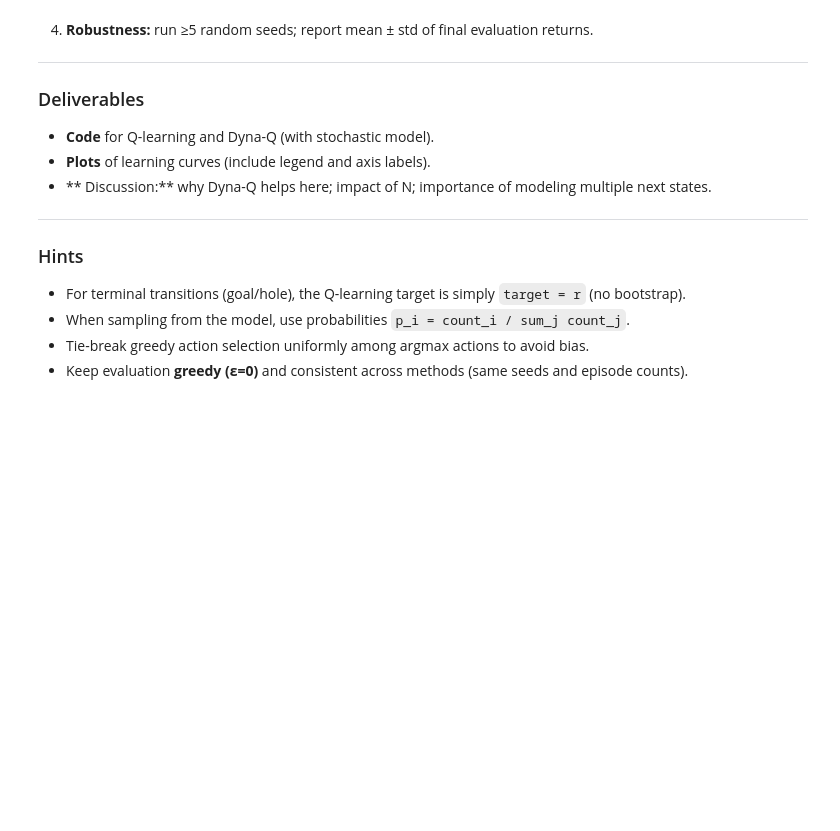
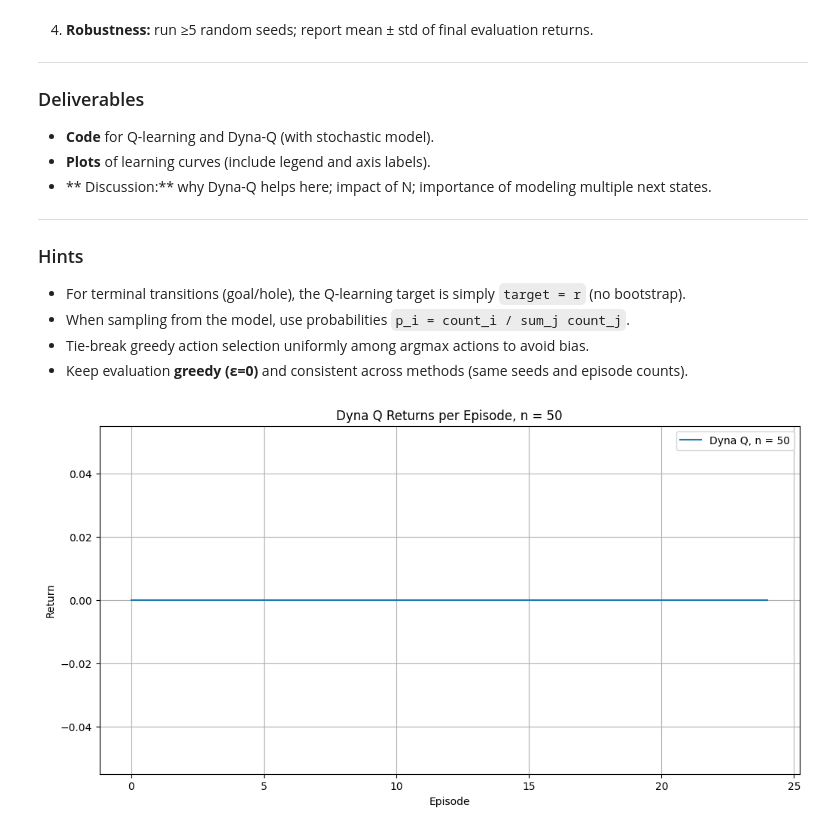
Before and after one commit to subhadeepk/cse437-assignments, a Jupyter notebook: lab4_dyna.ipynb, the cells around one changed output. Saved outputs shown, nothing was run; the diff lists cells and outputs as text; code cells hidden in the pictures; blank space fills up the shorter version.

```diff
--- a/lab4_dyna.ipynb
+++ b/lab4_dyna.ipynb
@@ -253,3 +741,100 @@ For Dyna-Q, your learned **transition model must handle multiple possible next s
 - When sampling from the model, use probabilities `p_i = count_i / sum_j count_j`.
 - Tie-break greedy action selection uniformly among argmax actions to avoid bias.
 - Keep evaluation **greedy (ε=0)** and consistent across methods (same seeds and episode counts).
+# %%
+import gymnasium as gym
+import numpy as np
+import random
+import gymnasium.envs.toy_text
+import gymnasium as gym
+gym.make(
+    'FrozenLake-v1')
+#     desc=None,
+#     map_name="4x4",
+#     is_slippery=True,
+#     success_rate=1.0/3.0,
+#     reward_schedule=(1, 0, 0)
+# )
+
+def dynaQ(N_sim = 50, n_episodes = 25):
+
+  alpha = 0.1
+  gamma = 0.95
+  n_actions = env.action_space.n
+  n_states = env.observation_space.n
+  Q = np.zeros((n_states, n_actions))
+  dyna_q_learning_rewards = []
+  Experience = []
+  eps = 1
+
+  max_steps = 100
+
+  # epsilon schedule (episode-wise exponential decay)
+  eps_min, eps_max, eps_decay = 0.05, 1.0, 5e-3
+
+  def eps_greedy(s, eps):
+      if random.random() < eps:
+          return env.action_space.sample()
+      return int(np.argmax(Q[s]))
+
+  for ep in range(n_episodes):
+      s, _ = env.reset()
+      # decay epsilon per episode
+      # eps = eps_min + (eps_max - eps_min) * np.exp(-eps_decay * ep)
+      eps = max(eps_min, (ep/n_episodes)*eps_max)  # uniform per-step decay
+
+      if ep>5:
+        eps = 0
+
+      episode_reward = 0
+
+      a = eps_greedy(s, eps)
+
+      for t in range(max_steps):
+          s_next, r, terminated, truncated, _ = env.step(a)
+          Experience.append((s, a, r, s_next))
+
+
+          # if ep == n_episodes - 1:
+          #     q_learning_rewards.append(r)
+
+          episode_reward += r
+
+          # Q update
+          if terminated or truncated:
+              Q[s, a] += alpha * (r - Q[s, a])
+              break
+
+          # choose a_next as the best action for Q update
+          a_next = np.argmax(Q[s_next])
+
+          # Q update
+          td_target = r + gamma * Q[s_next, a_next]
+          Q[s, a] += alpha * (td_target - Q[s, a])
+
+          for _ in range(N_sim):
+              s_sim, a_sim, r_sim, s_next_sim = random.choice(Experience)
+              a_next = np.argmax(Q[s_next_sim])
+              td_target = r_sim + gamma * Q[s_next_sim, a_next]
+              Q[s_sim, a_sim] += alpha * (td_target - Q[s_sim, a_sim])
+
+          a_next_actual = eps_greedy(s_next, eps)
+          s, a = s_next, a_next_actual
+
+      dyna_q_learning_rewards.append(episode_reward)
+
+
+  plt.figure(figsize=(12, 6))
+  plt.plot(dyna_q_learning_rewards, label=f"Dyna Q, n = {N_sim}")
+  plt.xlabel("Episode")
+  plt.ylabel("Return")
+  plt.title(f"Dyna Q Returns per Episode, n = {N_sim}")
+  plt.legend()
+  plt.grid(True)
+  plt.show()
+  return(dyna_q_learning_rewards)
+
+
+dynaQ()
+# %% [output]
+[figure, added]
```
Also changed, not shown: parts of 8 cells of this notebook.
